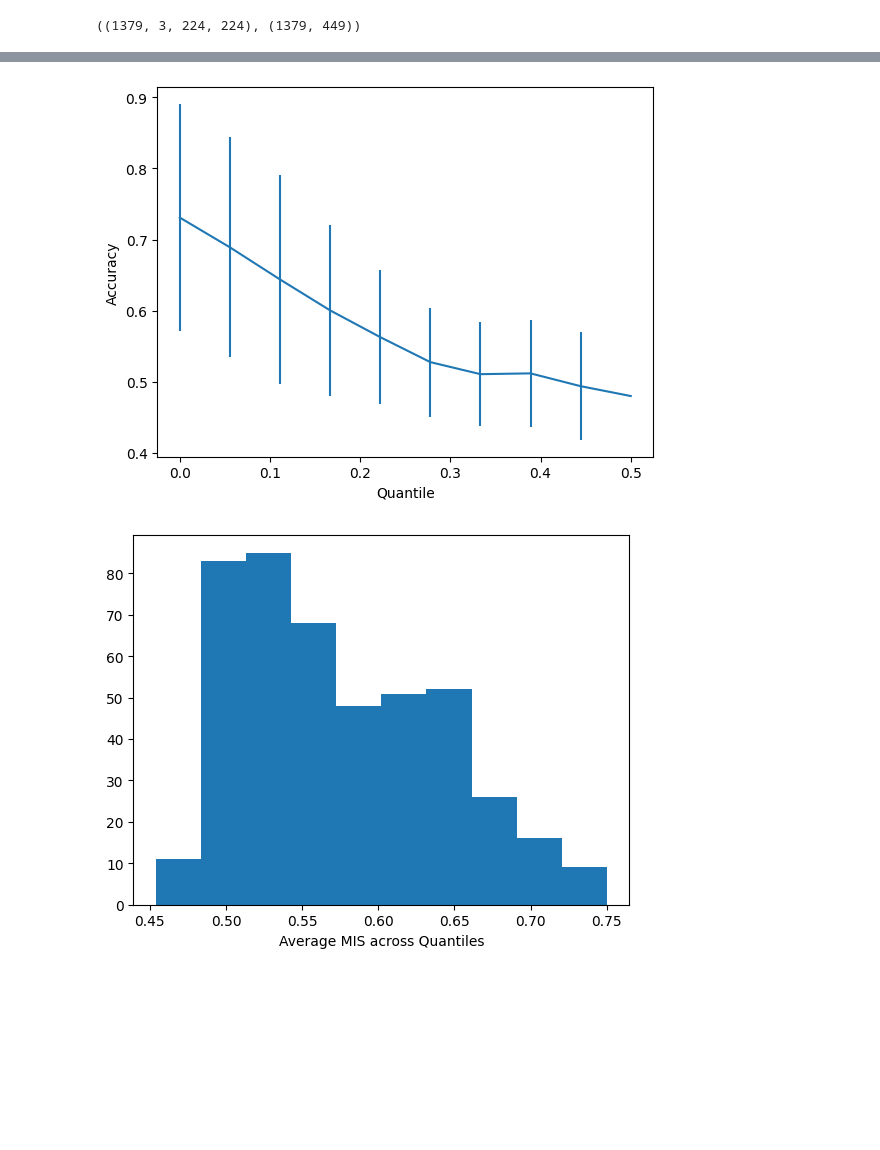
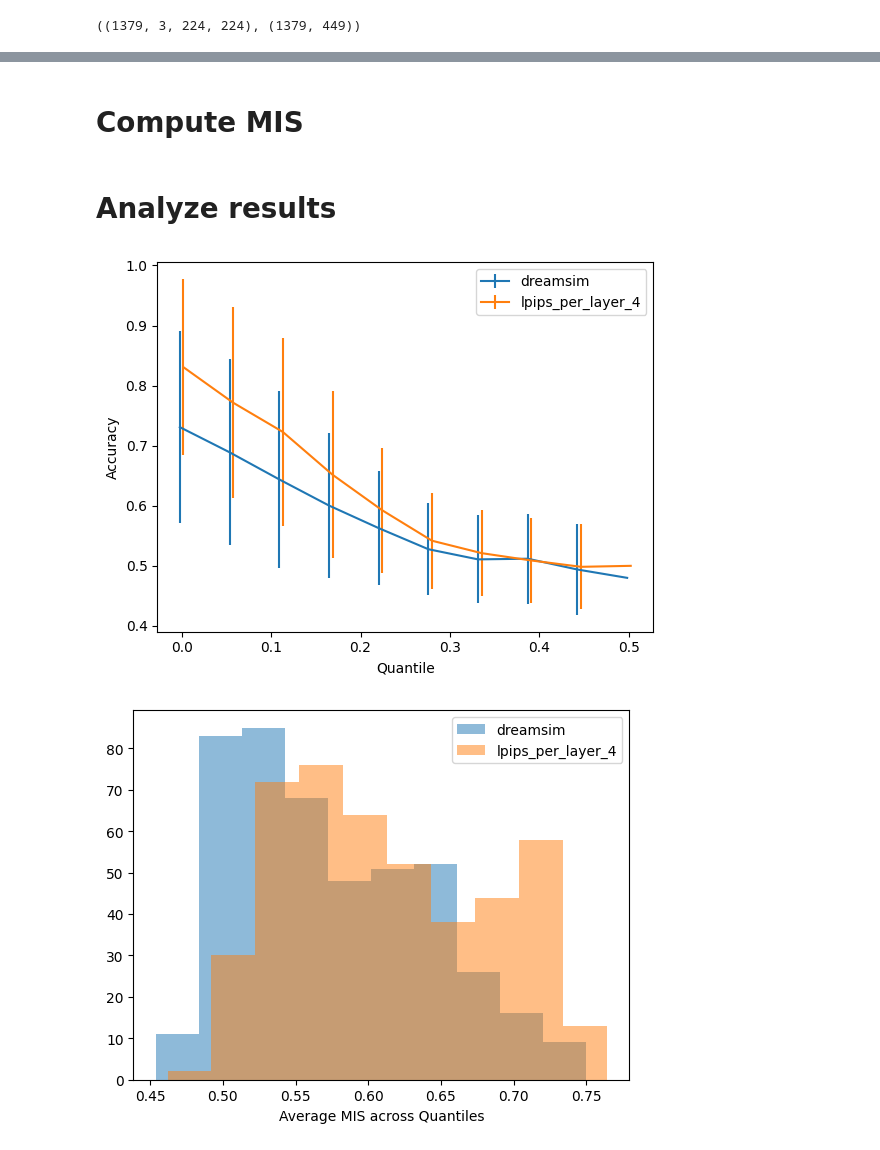
Before and after one commit to klindtlab/MachInterp, a Jupyter notebook: demo.ipynb, the cells around one changed output, grey strips where cells are left out. Cells and saved outputs as stored; diff of their text form; code cells hidden in the pictures; blank space fills up the shorter version.

```diff
--- a/demo.ipynb
+++ b/demo.ipynb
@@ -8,9 +13,10 @@ from scipy.io import loadmat
 # %%
-# get data
-images = loadmat('/grid/klindt/data/Neuro/vinken2023/dataverse_files/data/images.mat')
+save_dir = '/grid/klindt/data/Neuro/vinken2023/dataverse_files/data/'
+
+images = loadmat(os.path.join(save_dir, 'images.mat'))
 inputs = images['imarray'].copy()
 inputs = np.transpose(inputs, (3, 2, 0, 1))
-neural = loadmat('/grid/klindt/data/Neuro/vinken2023/dataverse_files/data/neural.mat')
+neural = loadmat(os.path.join(save_dir, 'neural.mat'))
 activations = neural['R'].copy().T
 
 inputs.shape, activations.shape
@@ -40,23 +64,57 @@ Dreamsim: Precomputed embeddings. Now, use precomputed_similarity with indices!
+# %%
+# load precomputed similarity_matrix
+dreamsim = metric.PrecomputedMetric(
+    np.load(os.path.join(save_dir, 'dreamsim_precomputed.npy'))
+)
+# %%
+# load LPIPS (per layer), same as above
+
+precomputed = True  # set this to True if it was already precomputed (check save_dir below)
+
+if not precomputed:
+    lpips_per_layer = metric.LPIPSMetric('cuda', ret_per_layer=True)
+    lpips_per_layer.precompute(inputs, batch_size=64)
+    print(lpips_per_layer.similarity_matrix.shape)
+    np.save(os.path.join(save_dir, 'lpips_per_layer_precomputed.npy'), lpips_per_layer.similarity_matrix)
+else:
+    lpips_per_layer = metric.PrecomputedMetric(np.load(os.path.join(save_dir, 'lpips_per_layer_precomputed.npy')))
+# %% [markdown]
+# Compute MIS
 # %%
-# Compute MIS
 quantiles = np.linspace(0, 0.5, 10)
 result = mis.run_psychophysics(
     inputs=inputs,
     activations=activations,
-    metrics={'dreamsim': dreamsim},#, 'cosine': cosine},
+    metrics={'dreamsim': dreamsim, 'lpips_per_layer': lpips_per_layer},
     quantiles=quantiles,
     num_trials=50
 )
+# %% [markdown]
+# Analyze results
 # %%
 # show results
-plt.errorbar(quantiles, result['accuracy_dreamsim'].mean(0), result['accuracy_dreamsim'].std(0))
+plt.errorbar(
+    quantiles - .002,
+    result['accuracy_dreamsim'].mean(0),
+    result['accuracy_dreamsim'].std(0),
+    label='dreamsim'
+)
+plt.errorbar(
+    quantiles + .002,
+    result['accuracy_lpips_per_layer_4'].mean(0),
+    result['accuracy_lpips_per_layer_4'].std(0),
+    label='lpips_per_layer_4'
+)
 plt.xlabel('Quantile')
 plt.ylabel('Accuracy')
+plt.legend()
 plt.show()
 
-plt.hist(result['accuracy_dreamsim'].mean(1))
+plt.hist(result['accuracy_dreamsim'].mean(1), alpha=.5, label='dreamsim')
+plt.hist(result['accuracy_lpips_per_layer_4'].mean(1), alpha=.5, label='lpips_per_layer_4')
 plt.xlabel('Average MIS across Quantiles')
+plt.legend()
 plt.show()
 # %% [output]
-[figure, old version]
+[figure, new version]
-[figure, old version]
+[figure, new version]
```
Also changed, not shown: parts of 9 cells of this notebook.
